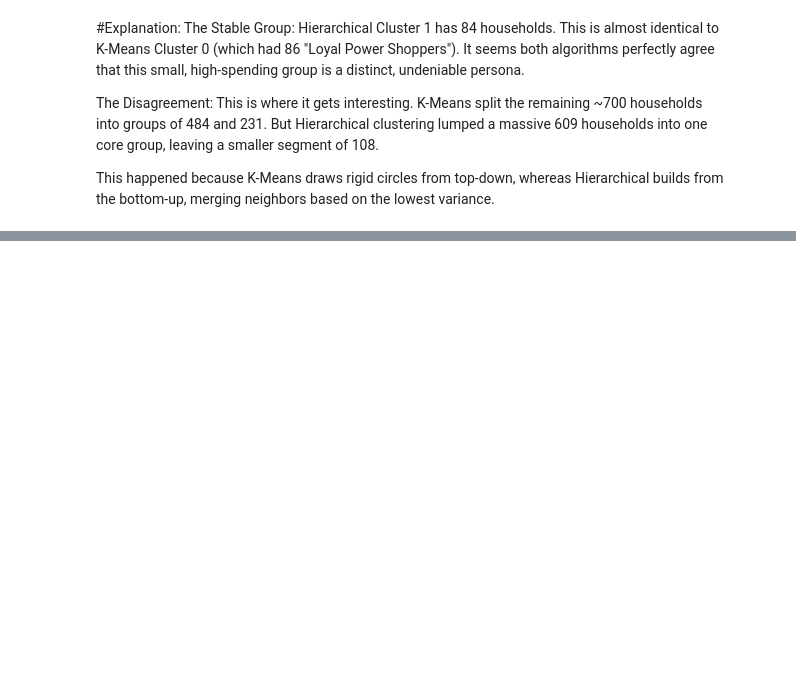
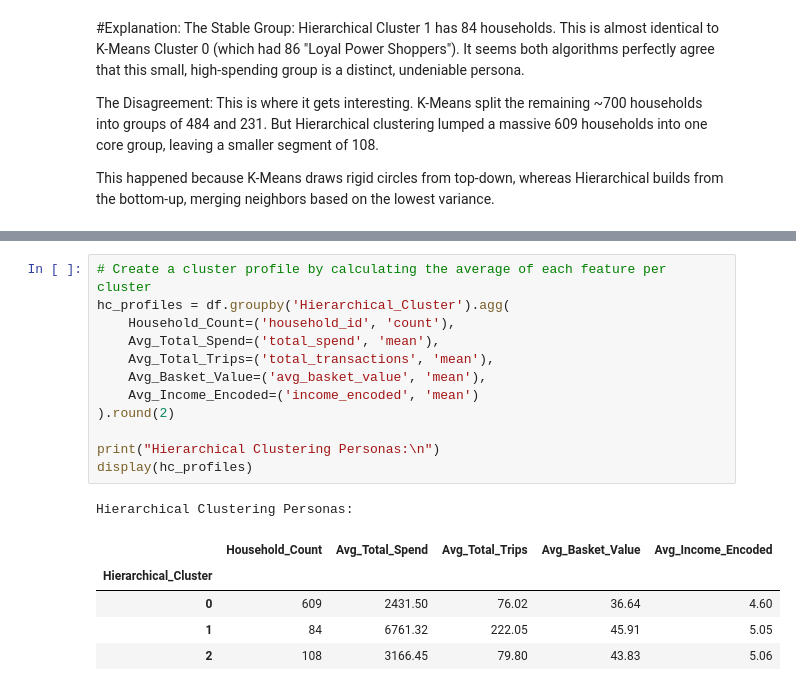
Before and after one commit to sultanjacob/Applied-Machine-Learning, a Jupyter notebook: 03_clustering/04_Hierarchical_Clustering_ipynb.ipynb, the cells around one changed output, grey strips where cells are left out. Drawn from its saved outputs; the diff is of its cells as text; blank space fills up the shorter version.

```diff
--- a/03_clustering/04_Hierarchical_Clustering_ipynb.ipynb
+++ b/03_clustering/04_Hierarchical_Clustering_ipynb.ipynb
@@ -106,0 +113,19 @@ This happened because K-Means draws rigid circles from top-down, whereas Hierarc
+# %%
+# Create a cluster profile by calculating the average of each feature per cluster
+hc_profiles = df.groupby('Hierarchical_Cluster').agg(
+    Household_Count=('household_id', 'count'),
+    Avg_Total_Spend=('total_spend', 'mean'),
+    Avg_Total_Trips=('total_transactions', 'mean'),
+    Avg_Basket_Value=('avg_basket_value', 'mean'),
+    Avg_Income_Encoded=('income_encoded', 'mean')
+).round(2)
+
+print("Hierarchical Clustering Personas:\n")
+display(hc_profiles)
+# %% [output]
+Hierarchical Clustering Personas:
+|  | Household_Count | Avg_Total_Spend | Avg_Total_Trips | Avg_Basket_Value | Avg_Income_Encoded |
+| Hierarchical_Cluster |  |  |  |  |  |
+| 0 | 609 | 2431.50 | 76.02 | 36.64 | 4.60 |
+| 1 | 84 | 6761.32 | 222.05 | 45.91 | 5.05 |
+| 2 | 108 | 3166.45 | 79.80 | 43.83 | 5.06 |
```
Also changed, not shown: parts of 2 cells of this notebook.
